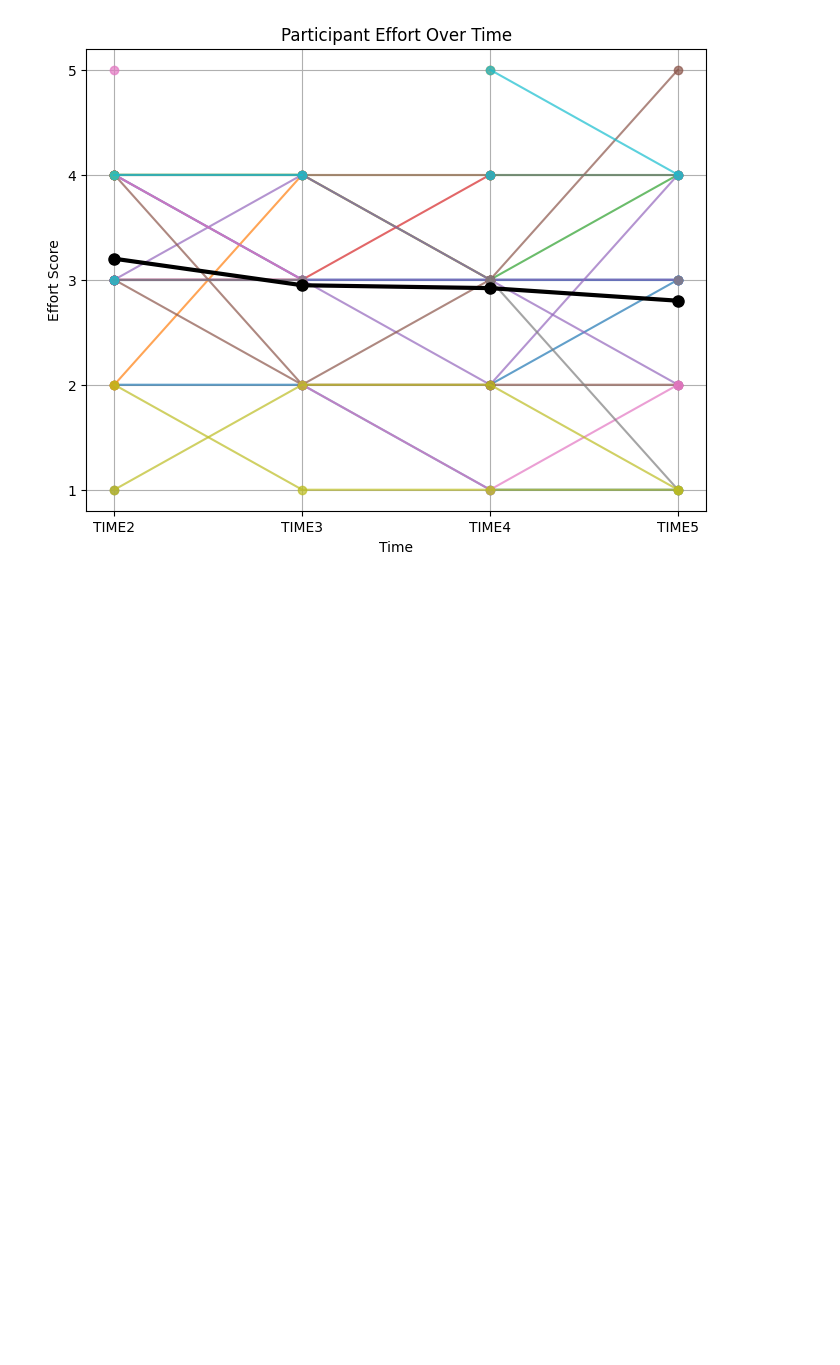
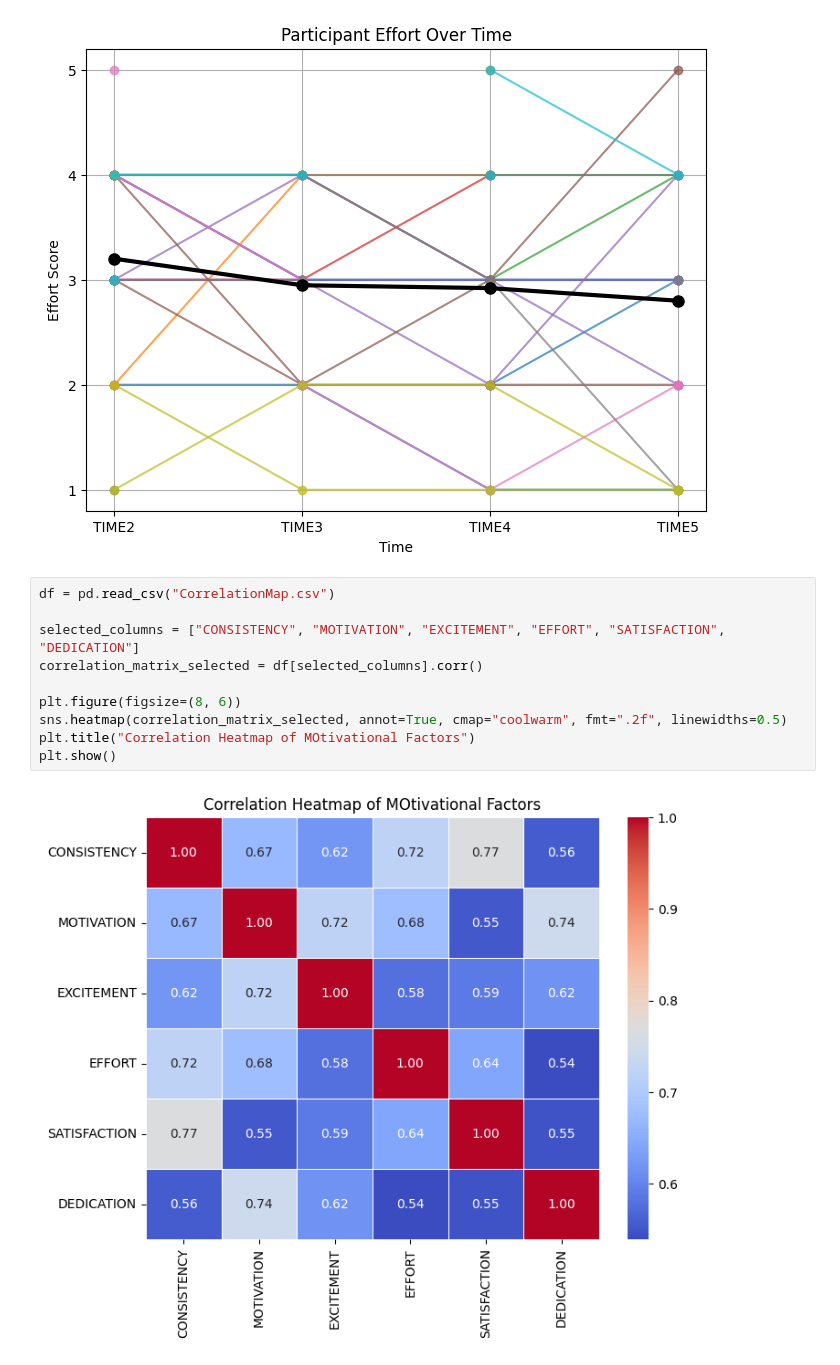
Before and after one commit to innaamogolonova/COGS164_NY_Res, a Jupyter notebook: workbook.ipynb, the cells around one changed output. Cells and saved outputs as stored; diff of their text form; blank space fills up the shorter version.

Commit message:
add other graphs

```diff
--- a/workbook.ipynb
+++ b/workbook.ipynb
@@ -213,3 +213,15 @@ plt.grid(True)
 plt.show()
 # %% [output]
 [figure]
+# %%
+df = pd.read_csv("CorrelationMap.csv")
+
+selected_columns = ["CONSISTENCY", "MOTIVATION", "EXCITEMENT", "EFFORT", "SATISFACTION", "DEDICATION"]
+correlation_matrix_selected = df[selected_columns].corr()
+
+plt.figure(figsize=(8, 6))
+sns.heatmap(correlation_matrix_selected, annot=True, cmap="coolwarm", fmt=".2f", linewidths=0.5)
+plt.title("Correlation Heatmap of MOtivational Factors")
+plt.show()
+# %% [output]
+[figure, added]
```
Also changed, not shown: parts of 1 cell of this notebook, 2 other files.
